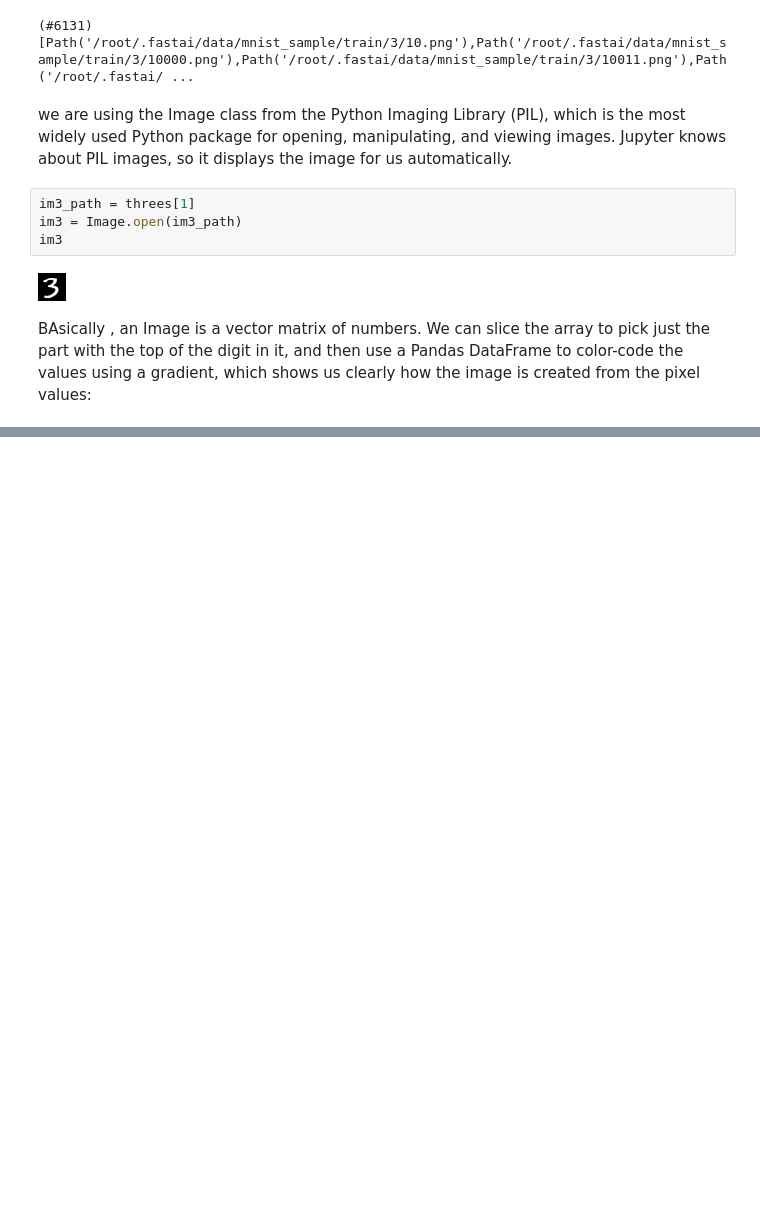
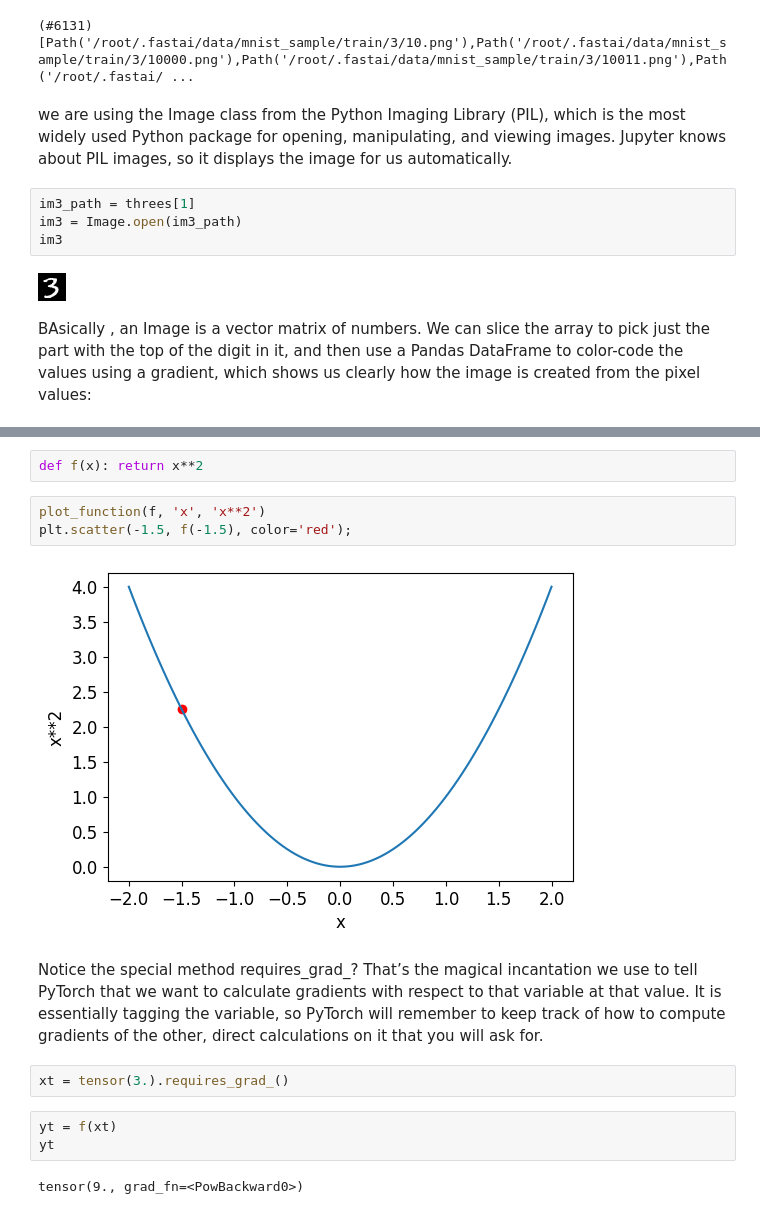
Before and after one commit to IphixLi/ANN-deep-learning, a Jupyter notebook: Lesson03_nn_foundations.ipynb, the cells around one changed output, grey strips where cells are left out. Saved outputs shown, nothing was run; the diff lists cells and outputs as text; blank space fills up the shorter version.

```diff
--- a/Lesson03_nn_foundations.ipynb
+++ b/Lesson03_nn_foundations.ipynb
@@ -45,0 +200,16 @@ df.style.set_properties(**{'font-size':'6pt'}).background_gradient('Blues')
+# %%
+def f(x): return x**2
+# %%
+plot_function(f, 'x', 'x**2')
+plt.scatter(-1.5, f(-1.5), color='red');
+# %% [output]
+[figure, added]
+# %% [markdown]
+Notice the special method requires_grad_? That’s the magical incantation we use to tell PyTorch that we want to calculate gradients with respect to that variable at that value. It is essentially tagging the variable, so PyTorch will remember to keep track of how to compute gradients of the other, direct calculations on it that you will ask for.
+# %%
+xt = tensor(3.).requires_grad_()
+# %%
+yt = f(xt)
+yt
+# %% [output]
+tensor(9., grad_fn=<PowBackward0>)
```
Also changed, not shown: parts of 46 cells of this notebook.
